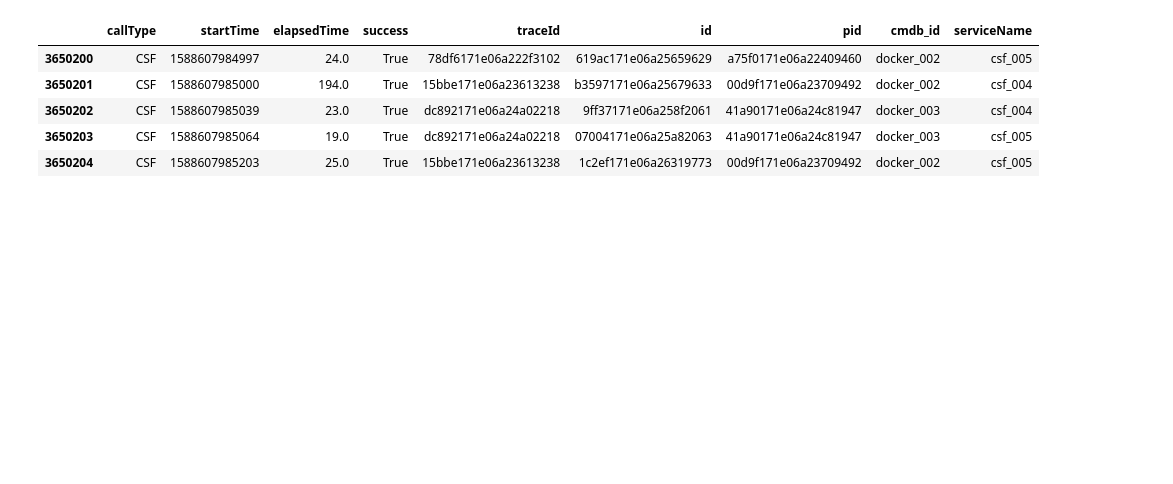
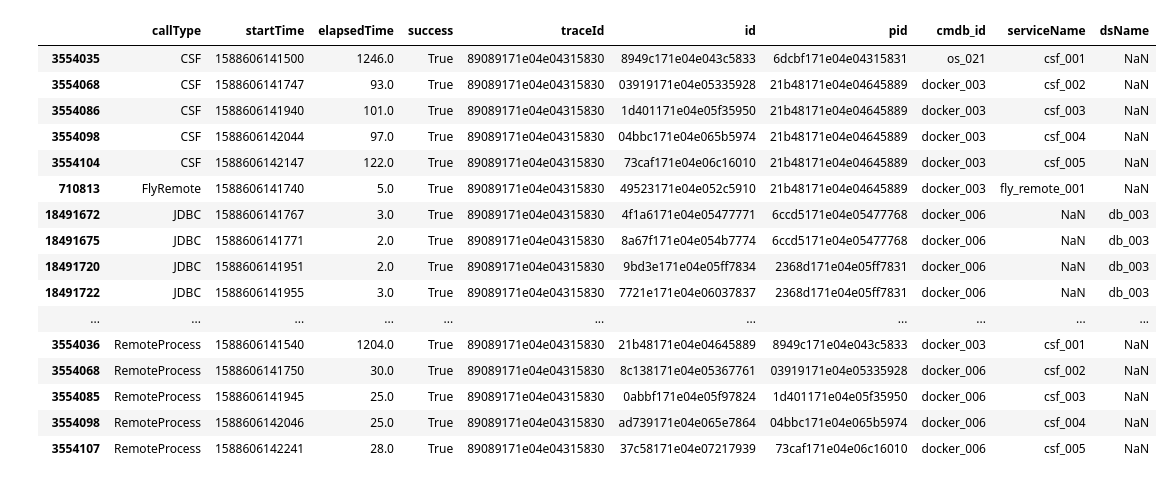
Before and after one commit to meng2468/AIOps-Challenge, a Jupyter notebook: data_processing/trace_to_graph.ipynb, the cells around one changed output. Drawn from its saved outputs; the diff is of its cells as text; code cells hidden in the pictures; blank space fills up the shorter version.

```diff
--- a/data_processing/trace_to_graph.ipynb
+++ b/data_processing/trace_to_graph.ipynb
@@ -10,14 +10,5 @@ import networkx as nx
 data_dir = '../data/'
 trace_data = os.path.join(data_dir, 'training_data', '2020_05_04', 'trace')
 # %%
-trace_csvs = os.listdir(trace_data)
-df = pd.read_csv(trace_data + os.sep + trace_csvs[0])
-
-df.tail()
+filenames = os.listdir(trace_data)
+trace_df = [pd.read_csv(trace_data + os.sep + f) for f in filenames]
-# %% [output]
-|  | callType | startTime | elapsedTime | success | traceId | id | pid | cmdb_id | serviceName |
-| 3650200 | CSF | 1588607984997 | 24.0 | True | 78df6171e06a222f3102 | 619ac171e06a25659629 | a75f0171e06a22409460 | docker_002 | csf_005 |
-| 3650201 | CSF | 1588607985000 | 194.0 | True | 15bbe171e06a23613238 | b3597171e06a25679633 | 00d9f171e06a23709492 | docker_002 | csf_004 |
-| 3650202 | CSF | 1588607985039 | 23.0 | True | dc892171e06a24a02218 | 9ff37171e06a258f2061 | 41a90171e06a24c81947 | docker_003 | csf_004 |
-| 3650203 | CSF | 1588607985064 | 19.0 | True | dc892171e06a24a02218 | 07004171e06a25a82063 | 41a90171e06a24c81947 | docker_003 | csf_005 |
-| 3650204 | CSF | 1588607985203 | 25.0 | True | 15bbe171e06a23613238 | 1c2ef171e06a26319773 | 00d9f171e06a23709492 | docker_002 | csf_005 |
@@ -37,2 +18,29 @@ trace_df = df[df['traceId'] == traces[1]]
+# %%
+# columns=['startTime','elapsedTime','success','traceId','id','pid','cmdb_id','serviceName','dsName','callType']
+
+##############
+traceId = np.random.choice(traceIds) # Test for now
+##############
+
+single_trace = pd.concat([df[df['traceId'] == traceId] for df in trace_df])
+single_trace.head(100)
+# %% [output]
+|  | callType | startTime | elapsedTime | success | traceId | id | pid | cmdb_id | serviceName | dsName |
+| 3554035 | CSF | 1588606141500 | 1246.0 | True | 89089171e04e04315830 | 8949c171e04e043c5833 | 6dcbf171e04e04315831 | os_021 | csf_001 | NaN |
+| 3554068 | CSF | 1588606141747 | 93.0 | True | 89089171e04e04315830 | 03919171e04e05335928 | 21b48171e04e04645889 | docker_003 | csf_002 | NaN |
+| 3554086 | CSF | 1588606141940 | 101.0 | True | 89089171e04e04315830 | 1d401171e04e05f35950 | 21b48171e04e04645889 | docker_003 | csf_003 | NaN |
+| 3554098 | CSF | 1588606142044 | 97.0 | True | 89089171e04e04315830 | 04bbc171e04e065b5974 | 21b48171e04e04645889 | docker_003 | csf_004 | NaN |
+| 3554104 | CSF | 1588606142147 | 122.0 | True | 89089171e04e04315830 | 73caf171e04e06c16010 | 21b48171e04e04645889 | docker_003 | csf_005 | NaN |
+| 710813 | FlyRemote | 1588606141740 | 5.0 | True | 89089171e04e04315830 | 49523171e04e052c5910 | 21b48171e04e04645889 | docker_003 | fly_remote_001 | NaN |
+| 18491672 | JDBC | 1588606141767 | 3.0 | True | 89089171e04e04315830 | 4f1a6171e04e05477771 | 6ccd5171e04e05477768 | docker_006 | NaN | db_003 |
+| 18491675 | JDBC | 1588606141771 | 2.0 | True | 89089171e04e04315830 | 8a67f171e04e054b7774 | 6ccd5171e04e05477768 | docker_006 | NaN | db_003 |
+| 18491720 | JDBC | 1588606141951 | 2.0 | True | 89089171e04e04315830 | 9bd3e171e04e05ff7834 | 2368d171e04e05ff7831 | docker_006 | NaN | db_003 |
+| 18491722 | JDBC | 1588606141955 | 3.0 | True | 89089171e04e04315830 | 7721e171e04e06037837 | 2368d171e04e05ff7831 | docker_006 | NaN | db_003 |
+| ... | ... | ... | ... | ... | ... | ... | ... | ... | ... | ... |
+| 3554036 | RemoteProcess | 1588606141540 | 1204.0 | True | 89089171e04e04315830 | 21b48171e04e04645889 | 8949c171e04e043c5833 | docker_003 | csf_001 | NaN |
+| 3554068 | RemoteProcess | 1588606141750 | 30.0 | True | 89089171e04e04315830 | 8c138171e04e05367761 | 03919171e04e05335928 | docker_006 | csf_002 | NaN |
+| 3554085 | RemoteProcess | 1588606141945 | 25.0 | True | 89089171e04e04315830 | 0abbf171e04e05f97824 | 1d401171e04e05f35950 | docker_006 | csf_003 | NaN |
+| 3554098 | RemoteProcess | 1588606142046 | 25.0 | True | 89089171e04e04315830 | ad739171e04e065e7864 | 04bbc171e04e065b5974 | docker_006 | csf_004 | NaN |
+| 3554107 | RemoteProcess | 1588606142241 | 28.0 | True | 89089171e04e04315830 | 37c58171e04e07217939 | 73caf171e04e06c16010 | docker_006 | csf_005 | NaN |
 # %%
 G = nx.Graph()
```
Also changed, not shown: parts of 5 cells of this notebook.
